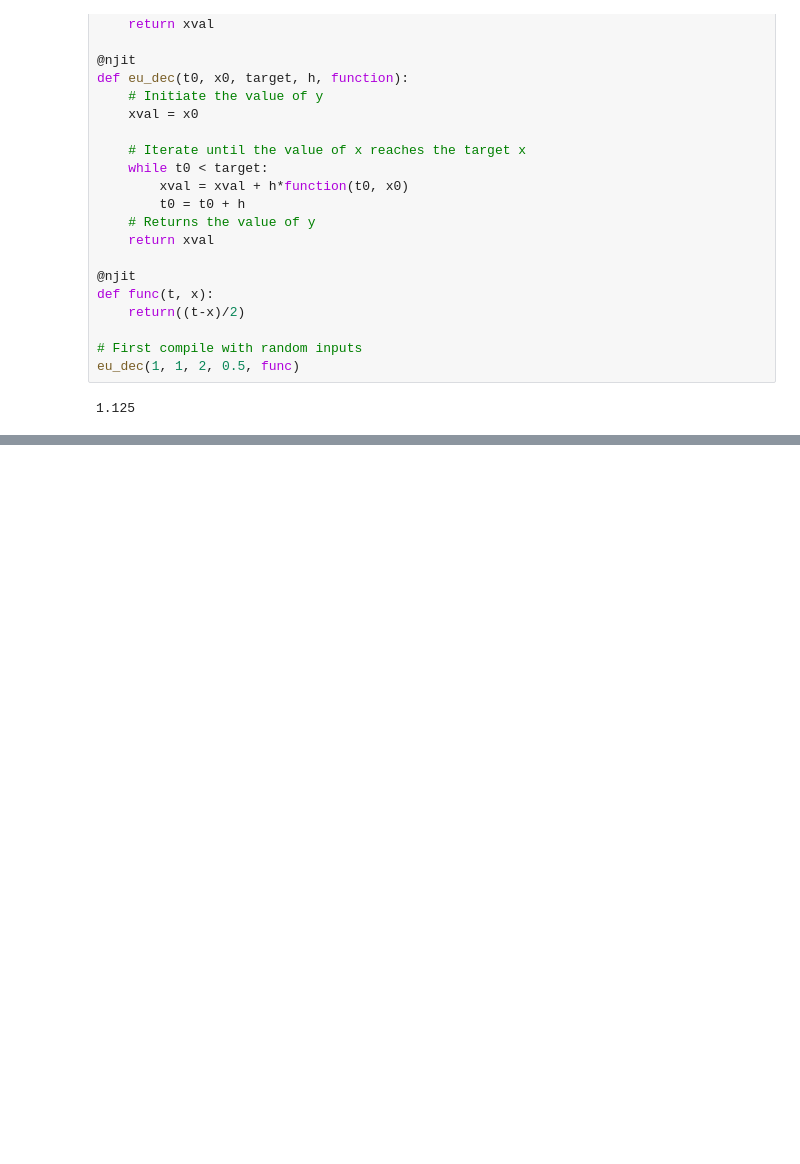
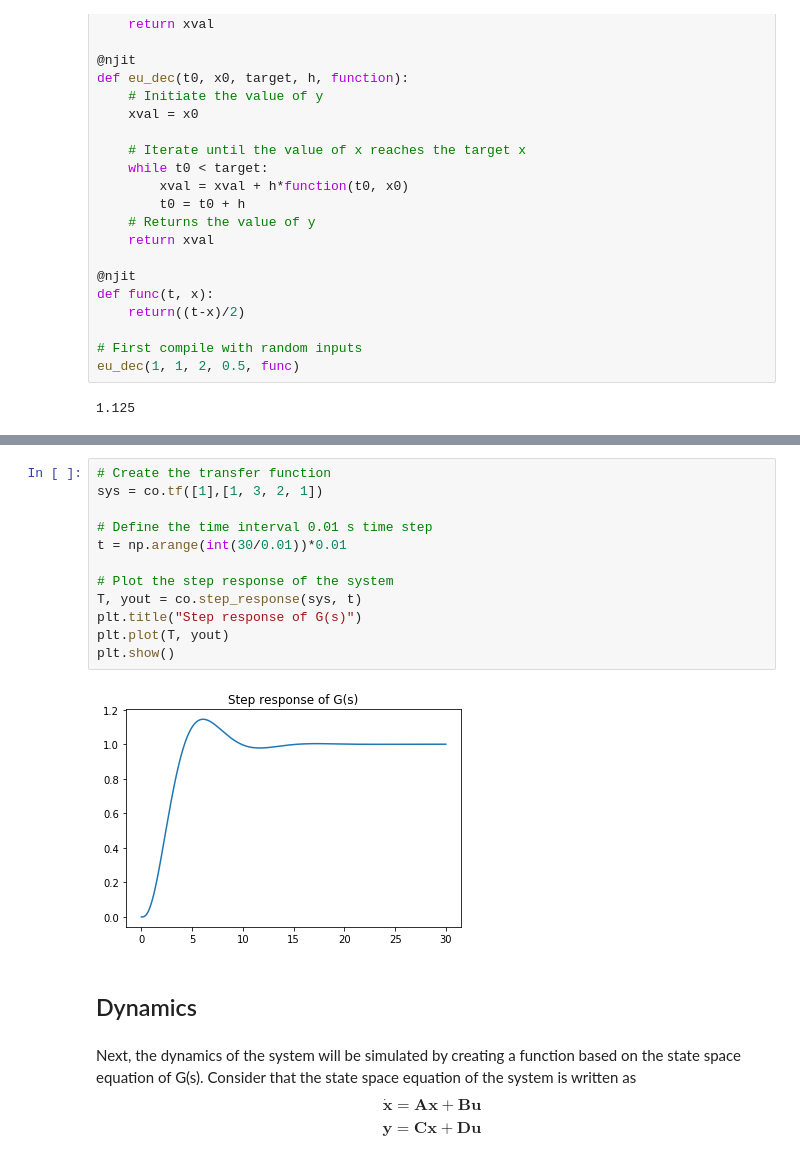
Before and after one commit to Vermillord/KP_Codes, a Jupyter notebook: KP_Notes.ipynb, the cells around one changed output, grey strips where cells are left out. Saved outputs shown, nothing was run; the diff lists cells and outputs as text; blank space fills up the shorter version.

Commit message:
added transfer function analysis
error on rk4a method

```diff
--- a/KP_Notes.ipynb
+++ b/KP_Notes.ipynb
@@ -296,0 +318,24 @@ eu_dec(1, 1, 2, 0.5, func)
+# %%
+# Create the transfer function
+sys = co.tf([1],[1, 3, 2, 1])
+
+# Define the time interval 0.01 s time step
+t = np.arange(int(30/0.01))*0.01
+
+# Plot the step response of the system
+T, yout = co.step_response(sys, t)
+plt.title("Step response of G(s)")
+plt.plot(T, yout)
+plt.show()
+# %% [output]
+[figure, added]
+# %% [markdown]
+## Dynamics
+# %% [markdown]
+Next, the dynamics of the system will be simulated by creating a function based on the state space equation of G(s). Consider that the state space equation of the system is written as
+$$
+\dot{\mathbf{x}} = \mathbf{A}\mathbf{x} + \mathbf{B}\mathbf{u}
+$$
+$$
+\mathbf{y} = \mathbf{C}\mathbf{x} + \mathbf{D}\mathbf{u}
+$$
```
Also changed, not shown: parts of 24 cells of this notebook.
